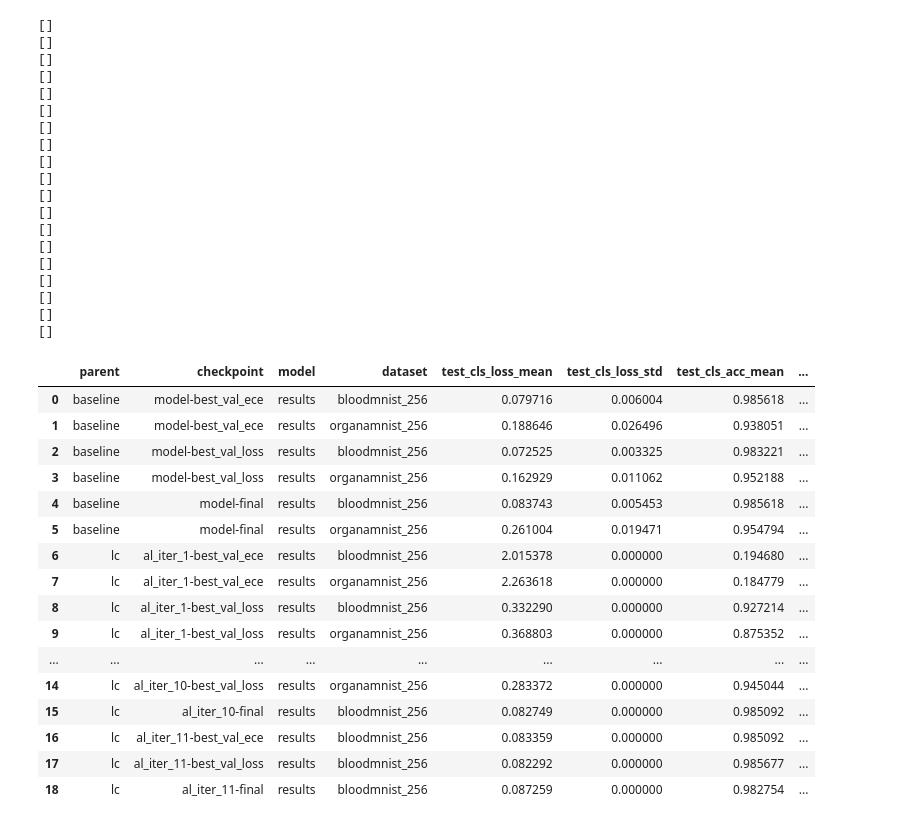
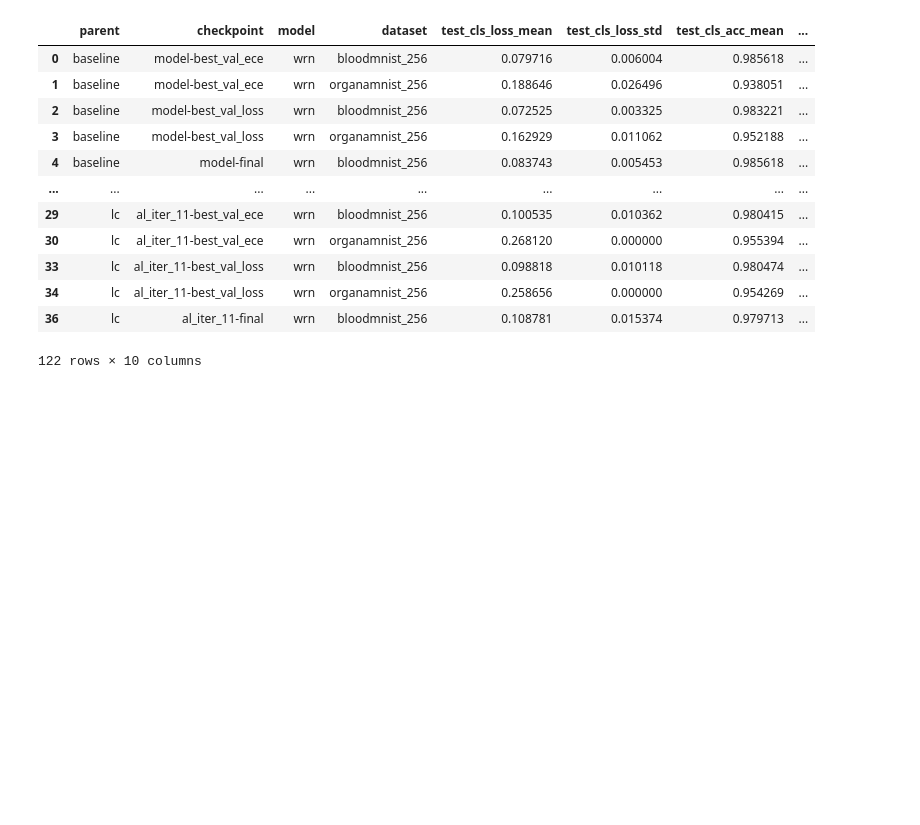
Before and after one commit to lorenzo-querol/Patch-Diffusion, a Jupyter notebook: visualization/curves.ipynb, the cells around one changed output. Drawn from its saved outputs; the diff is of its cells as text; code cells hidden in the pictures; blank space fills up the shorter version.

```diff
--- a/visualization/curves.ipynb
+++ b/visualization/curves.ipynb
@@ -11,7 +11,7 @@ def read_metrics_file(directories):
             for file in files:
                 if "test_metrics" in file:
                     df = pd.read_csv(os.path.join(root, file))
-                    df["model"] = dir.split("/")[-1].split("-")[0]
+                    df["model"] = root.split("/")[-4]
                     df["parent"] = os.path.basename(os.path.dirname(root))
                     df["dataset"] = root.split("/")[-3]
                     df["run"] = os.path.basename(root)
@@ -21,69 +21,46 @@ def read_metrics_file(directories):
 
     df = pd.concat(all_dfs)
     return df
 
 
 def get_stats(df):
     metrics = ["test_cls_loss", "test_cls_acc", "test_cls_ece"]
     stats_df = df.groupby(["parent", "checkpoint", "model", "dataset"])[metrics].agg(["mean", "std"])
 
     # Flatten the multi-level column names
     stats_df.columns = [f"{col[0]}_{col[1]}" for col in stats_df.columns]
 
     # Reset index to make parent and checkpoint regular columns
     stats_df = stats_df.reset_index()
 
     # Sort by parent and checkpoint number
     stats_df["checkpoint_num"] = stats_df["checkpoint"].str.extract(r"(\d+)").astype(float).astype("Int64")
     stats_df = stats_df.sort_values(["parent", "checkpoint_num", "model"])
     stats_df = stats_df.drop("checkpoint_num", axis=1)
 
     return stats_df
 
 
 base_dir = os.path.dirname(os.getcwd())
 directories = [os.path.join(base_dir, "results")]
 
 metrics = read_metrics_file(directories)
 metrics = get_stats(metrics).fillna(0)
 metrics
 # %% [output]
+|  | parent | checkpoint | model | dataset | test_cls_loss_mean | test_cls_loss_std | test_cls_acc_mean | ... |
+| 0 | baseline | model-best_val_ece | wrn | bloodmnist_256 | 0.079716 | 0.006004 | 0.985618 | ... |
+| 1 | baseline | model-best_val_ece | wrn | organamnist_256 | 0.188646 | 0.026496 | 0.938051 | ... |
+| 2 | baseline | model-best_val_loss | wrn | bloodmnist_256 | 0.072525 | 0.003325 | 0.983221 | ... |
+| 3 | baseline | model-best_val_loss | wrn | organamnist_256 | 0.162929 | 0.011062 | 0.952188 | ... |
+| 4 | baseline | model-final | wrn | bloodmnist_256 | 0.083743 | 0.005453 | 0.985618 | ... |
+| ... | ... | ... | ... | ... | ... | ... | ... | ... |
+| 29 | lc | al_iter_11-best_val_ece | wrn | bloodmnist_256 | 0.100535 | 0.010362 | 0.980415 | ... |
+| 30 | lc | al_iter_11-best_val_ece | wrn | organamnist_256 | 0.268120 | 0.000000 | 0.955394 | ... |
+| 33 | lc | al_iter_11-best_val_loss | wrn | bloodmnist_256 | 0.098818 | 0.010118 | 0.980474 | ... |
+| 34 | lc | al_iter_11-best_val_loss | wrn | organamnist_256 | 0.258656 | 0.000000 | 0.954269 | ... |
+| 36 | lc | al_iter_11-final | wrn | bloodmnist_256 | 0.108781 | 0.015374 | 0.979713 | ... |
-[]
-[]
-[]
-[]
-[]
-[]
-[]
-[]
-[]
-[]
-[]
-[]
-[]
-[]
-[]
-[]
-[]
-[]
-[]
+122 rows × 10 columns
-|  | parent | checkpoint | model | dataset | test_cls_loss_mean | test_cls_loss_std | test_cls_acc_mean | ... |
-| 0 | baseline | model-best_val_ece | results | bloodmnist_256 | 0.079716 | 0.006004 | 0.985618 | ... |
-| 1 | baseline | model-best_val_ece | results | organamnist_256 | 0.188646 | 0.026496 | 0.938051 | ... |
-| 2 | baseline | model-best_val_loss | results | bloodmnist_256 | 0.072525 | 0.003325 | 0.983221 | ... |
-| 3 | baseline | model-best_val_loss | results | organamnist_256 | 0.162929 | 0.011062 | 0.952188 | ... |
-| 4 | baseline | model-final | results | bloodmnist_256 | 0.083743 | 0.005453 | 0.985618 | ... |
-| 5 | baseline | model-final | results | organamnist_256 | 0.261004 | 0.019471 | 0.954794 | ... |
-| 6 | lc | al_iter_1-best_val_ece | results | bloodmnist_256 | 2.015378 | 0.000000 | 0.194680 | ... |
-| 7 | lc | al_iter_1-best_val_ece | results | organamnist_256 | 2.263618 | 0.000000 | 0.184779 | ... |
-| 8 | lc | al_iter_1-best_val_loss | results | bloodmnist_256 | 0.332290 | 0.000000 | 0.927214 | ... |
-| 9 | lc | al_iter_1-best_val_loss | results | organamnist_256 | 0.368803 | 0.000000 | 0.875352 | ... |
-| ... | ... | ... | ... | ... | ... | ... | ... | ... |
-| 14 | lc | al_iter_10-best_val_loss | results | organamnist_256 | 0.283372 | 0.000000 | 0.945044 | ... |
-| 15 | lc | al_iter_10-final | results | bloodmnist_256 | 0.082749 | 0.000000 | 0.985092 | ... |
-| 16 | lc | al_iter_11-best_val_ece | results | bloodmnist_256 | 0.083359 | 0.000000 | 0.985092 | ... |
-| 17 | lc | al_iter_11-best_val_loss | results | bloodmnist_256 | 0.082292 | 0.000000 | 0.985677 | ... |
-| 18 | lc | al_iter_11-final | results | bloodmnist_256 | 0.087259 | 0.000000 | 0.982754 | ... |
 # %%
 # get only rows with 'final in checkpoint
 metric_to_compare = "test_cls_ece"
```
Also changed, not shown: parts of 2 cells of this notebook, 4 other files.
